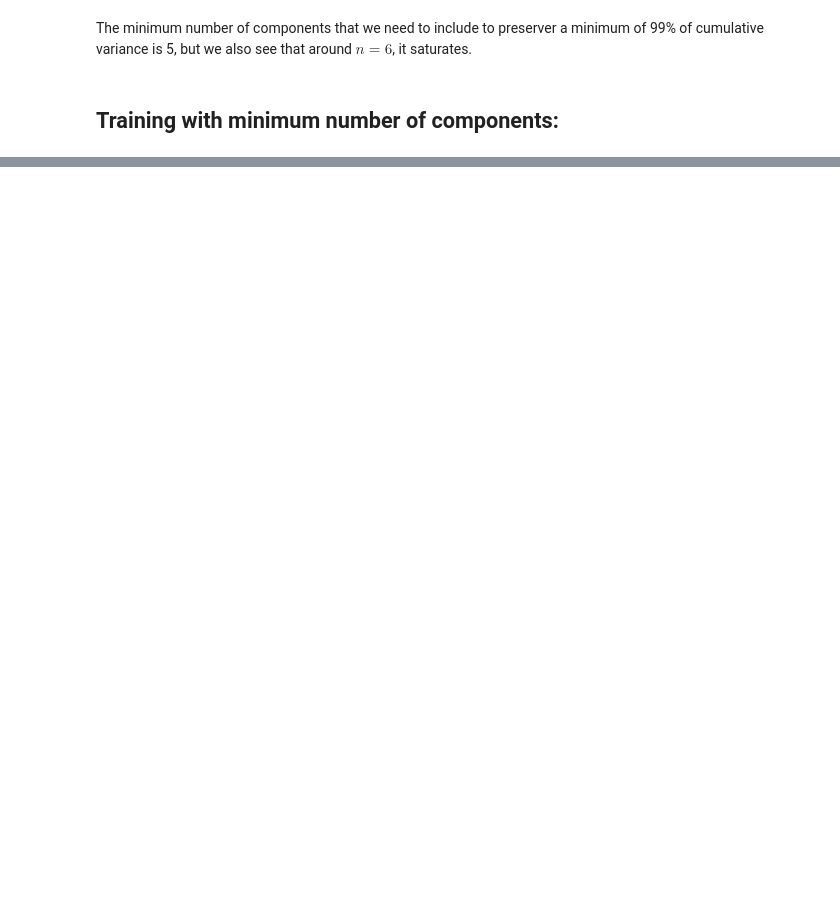
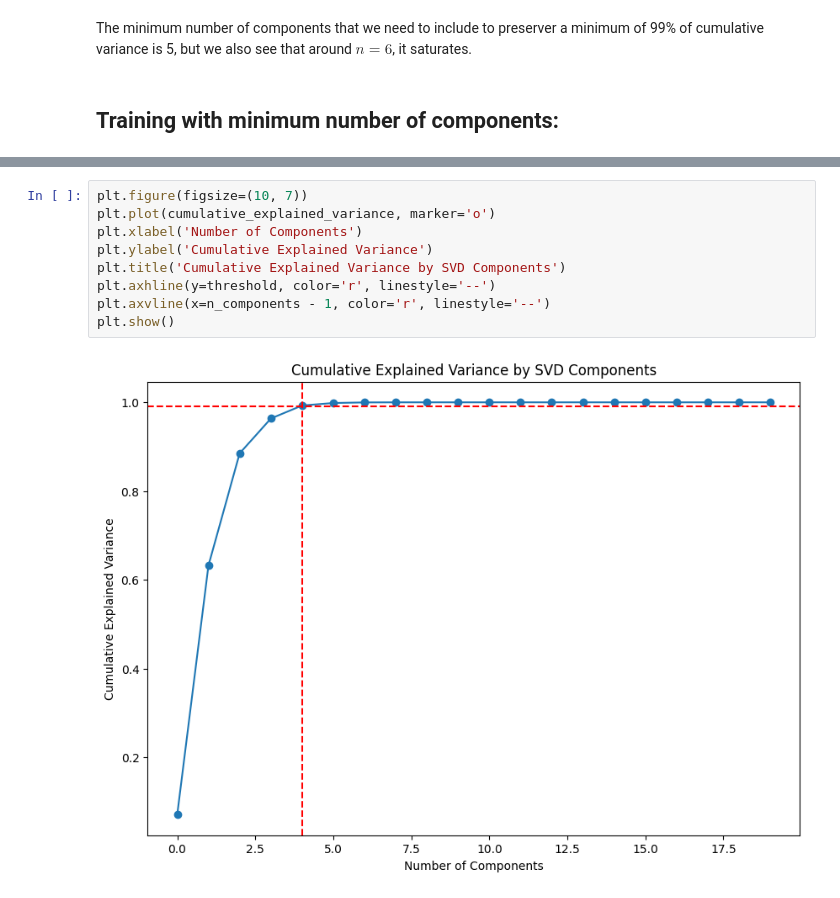
Before and after one commit to guiraposo/ML4Gravity, a Jupyter notebook: ML4Waveforms.ipynb, the cells around one changed output, grey strips where cells are left out. Drawn from its saved outputs; the diff is of its cells as text; blank space fills up the shorter version.

```diff
--- a/ML4Waveforms.ipynb
+++ b/ML4Waveforms.ipynb
@@ -140,0 +161,11 @@ showcase(data_test, decoded)
+# %%
+plt.figure(figsize=(10, 7))
+plt.plot(cumulative_explained_variance, marker='o')
+plt.xlabel('Number of Components')
+plt.ylabel('Cumulative Explained Variance')
+plt.title('Cumulative Explained Variance by SVD Components')
+plt.axhline(y=threshold, color='r', linestyle='--')
+plt.axvline(x=n_components - 1, color='r', linestyle='--')
+plt.show()
+# %% [output]
+[figure, added]
```
Also changed, not shown: parts of 8 cells of this notebook.
